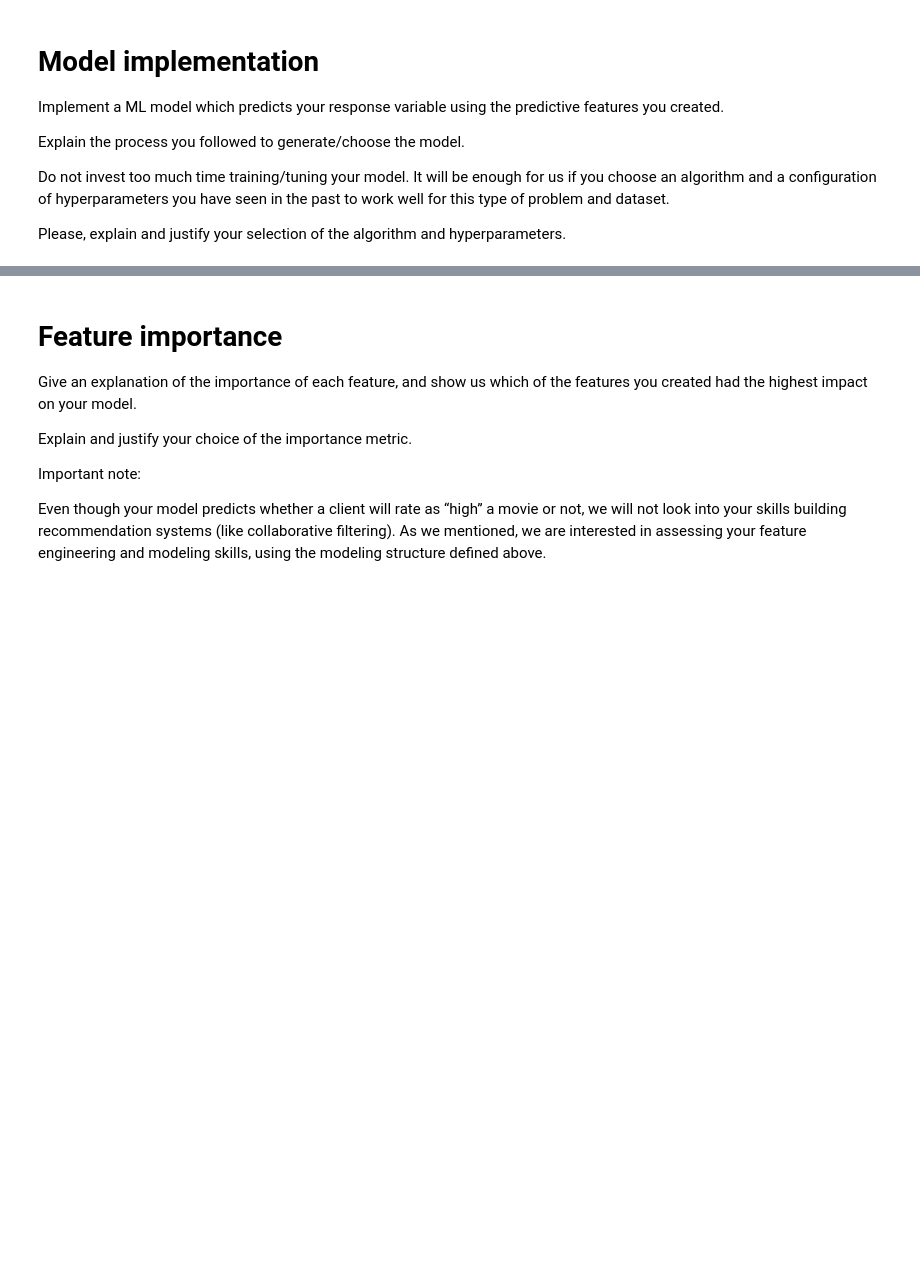
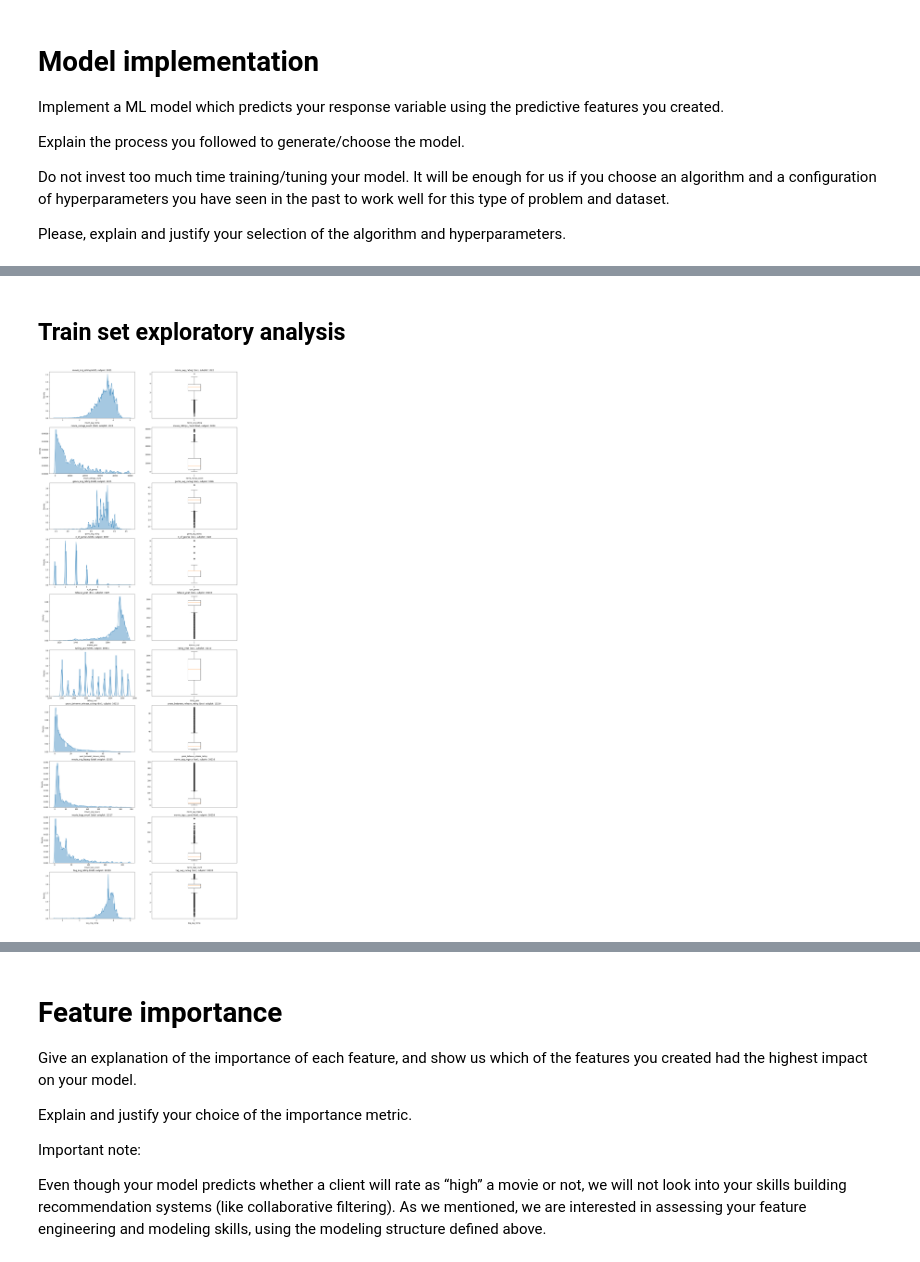
Before and after one commit to sanchiesa/user_movie_rating, a Jupyter notebook: notebooks/user_movie_rating.ipynb, the cells around one changed output, grey strips where cells are left out. Drawn from its saved outputs; the diff is of its cells as text; code cells hidden in the pictures; blank space fills up the shorter version.

Commit message:
implemented more feature engineering and data preprocessing

```diff
--- a/notebooks/user_movie_rating.ipynb
+++ b/notebooks/user_movie_rating.ipynb
@@ -766,0 +949,4 @@ dtype: float64
+# %%
+# Computing tags' average rating per movie on training set
+
+movie_tags_mean_ratings = tags.groupby('movieId')['tag_avg_rating'].mean().reset_index().rename(columns={'rating': 'movie_tag_avg_rating'})
@@ -777,0 +1101,12 @@ Please, explain and justify your selection of the algorithm and hyperparameters.
+# %%
+# Replacing nulls with mean value in the train set predictors
+
+to_impute = ['movie_tags_count', 'tag_avg_rating']
+
+for predictor in to_impute:
+
+    imputer = SimpleImputer(strategy="mean")
+
+    imputer.fit(X_train[[predictor]])
+
+    X_train[predictor] = imputer.transform(X_train[[predictor]])
@@ -777,0 +1143,33 @@ Please, explain and justify your selection of the algorithm and hyperparameters.
+# %% [markdown]
+## Train set exploratory analysis
+# %%
+# Plotting training data distributions and boxplots
+
+def plot_dist_box(df):
+
+    #Defining figure shape
+    a = len(df.columns)
+    b = 2
+    c = 1
+
+    fig = plt.figure(figsize=(20,60))
+
+    #Plotting distributions and boxplots for each variable in the dataframe
+    for i in df.columns:
+        plt.subplot(a, b, c)
+        plt.title('{} (dist), subplot: {}{}{}'.format(i, a, b, c))
+        plt.xlabel(i)
+        sns.distplot(df[i])
+        c = c + 1
+
+        plt.subplot(a, b, c)
+        plt.title('{} (box), subplot: {}{}{}'.format(i, a, b, c))
+        plt.xlabel(i)
+        plt.boxplot(x = df[i])
+        c = c + 1
+
+    return fig
+# %%
+plot_dist_box(X_train)
+# %% [output]
+[figure, added]
```
Also changed, not shown: parts of 53 cells of this notebook.
